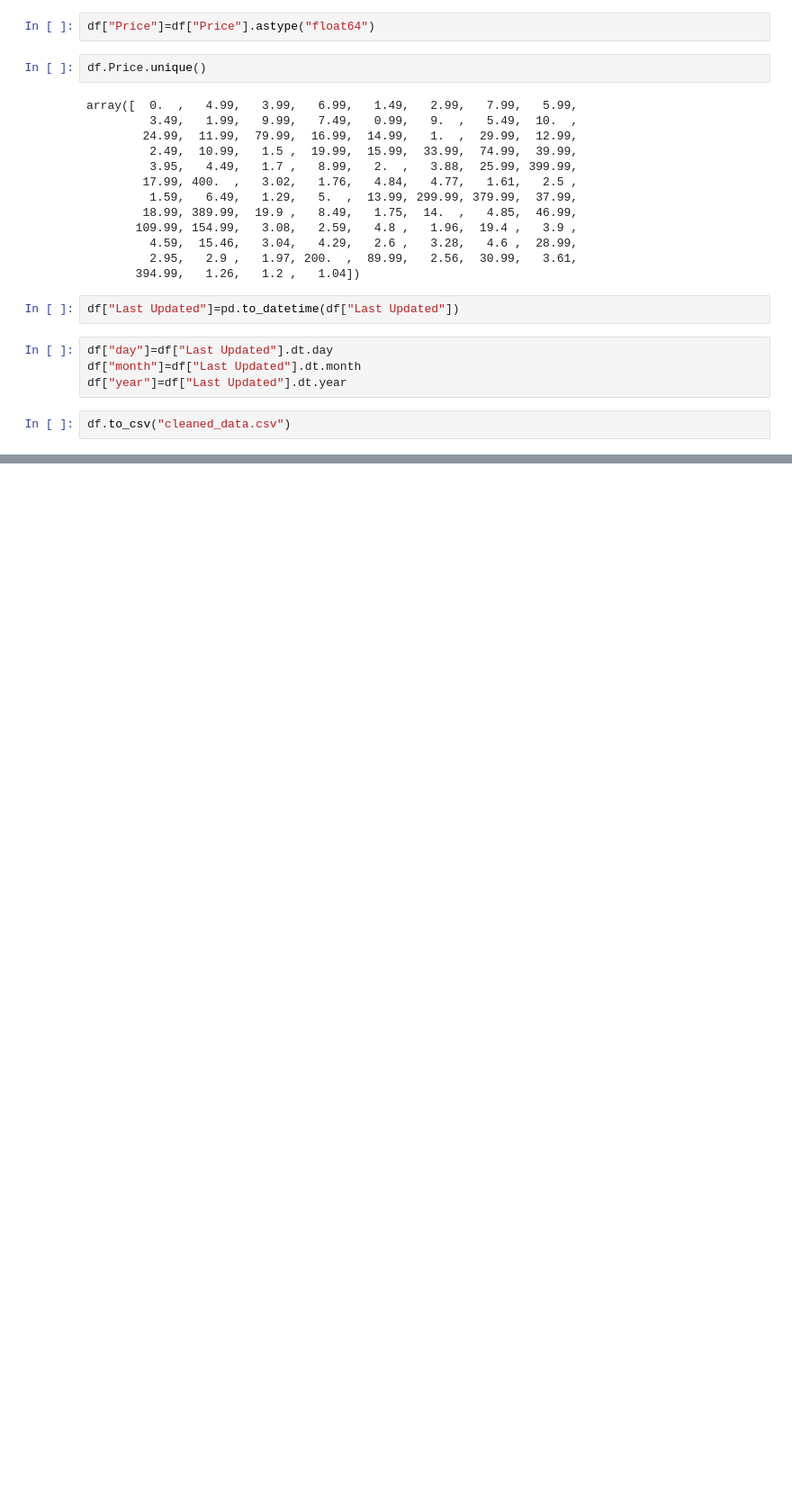
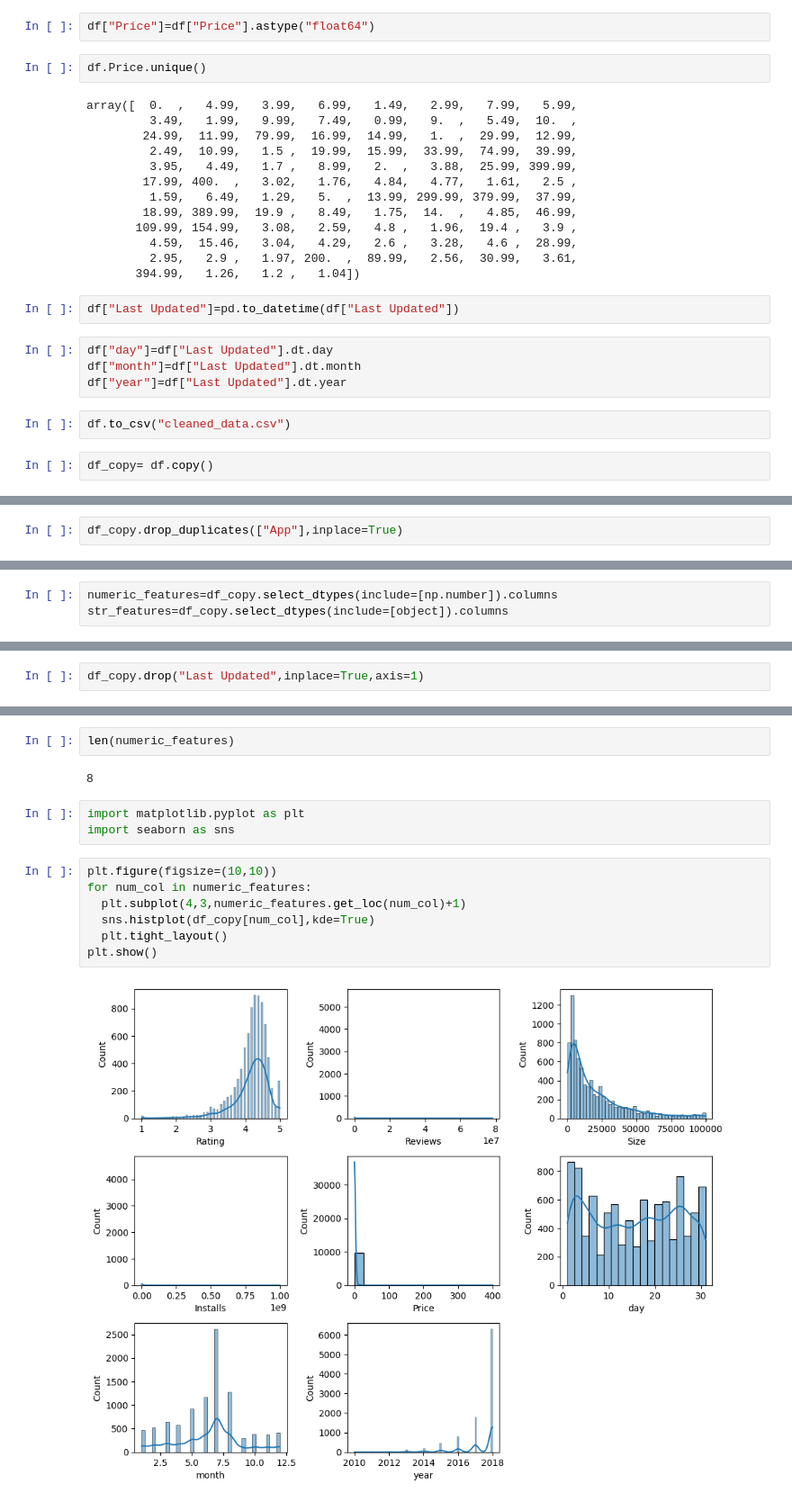
Before and after one commit to Rajaanthonysamy/Interview_Preparation, a Jupyter notebook: PlayStoreCleaningTheData.ipynb, the cells around one changed output, grey strips where cells are left out. Shown at 90% size. Cells and saved outputs as stored; diff of their text form; blank space fills up the shorter version.

```diff
--- a/PlayStoreCleaningTheData.ipynb
+++ b/PlayStoreCleaningTheData.ipynb
@@ -196,3 +196,5 @@ df["month"]=df["Last Updated"].dt.month
 df["year"]=df["Last Updated"].dt.year
 # %%
 df.to_csv("cleaned_data.csv")
+# %%
+df_copy= df.copy()
@@ -198,0 +257,2 @@ df.to_csv("cleaned_data.csv")
+# %%
+df_copy.drop_duplicates(["App"],inplace=True)
@@ -198,0 +267,3 @@ df.to_csv("cleaned_data.csv")
+# %%
+numeric_features=df_copy.select_dtypes(include=[np.number]).columns
+str_features=df_copy.select_dtypes(include=[object]).columns
@@ -198,0 +297,2 @@ df.to_csv("cleaned_data.csv")
+# %%
+df_copy.drop("Last Updated",inplace=True,axis=1)
@@ -198,0 +313,16 @@ df.to_csv("cleaned_data.csv")
+# %%
+len(numeric_features)
+# %% [output]
+8
+# %%
+import matplotlib.pyplot as plt
+import seaborn as sns
+# %%
+plt.figure(figsize=(10,10))
+for num_col in numeric_features:
+  plt.subplot(4,3,numeric_features.get_loc(num_col)+1)
+  sns.histplot(df_copy[num_col],kde=True)
+  plt.tight_layout()
+plt.show()
+# %% [output]
+[figure, added]
```
Also changed, not shown: parts of 31 cells of this notebook.
